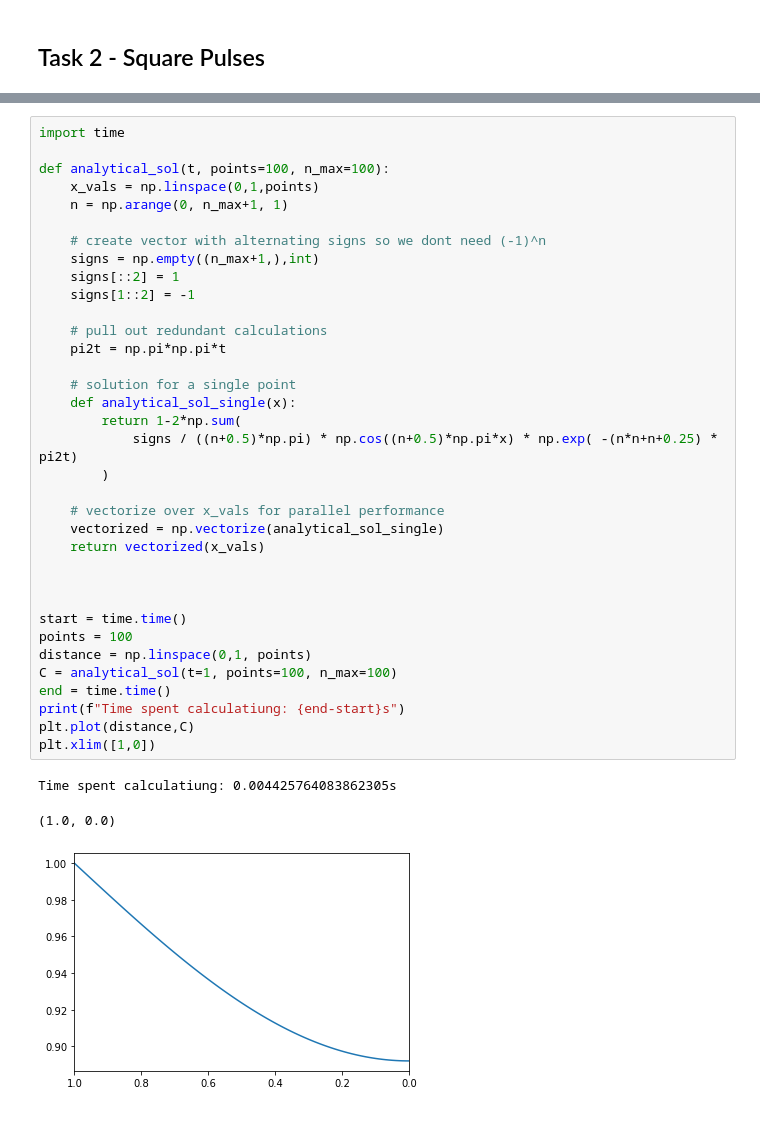
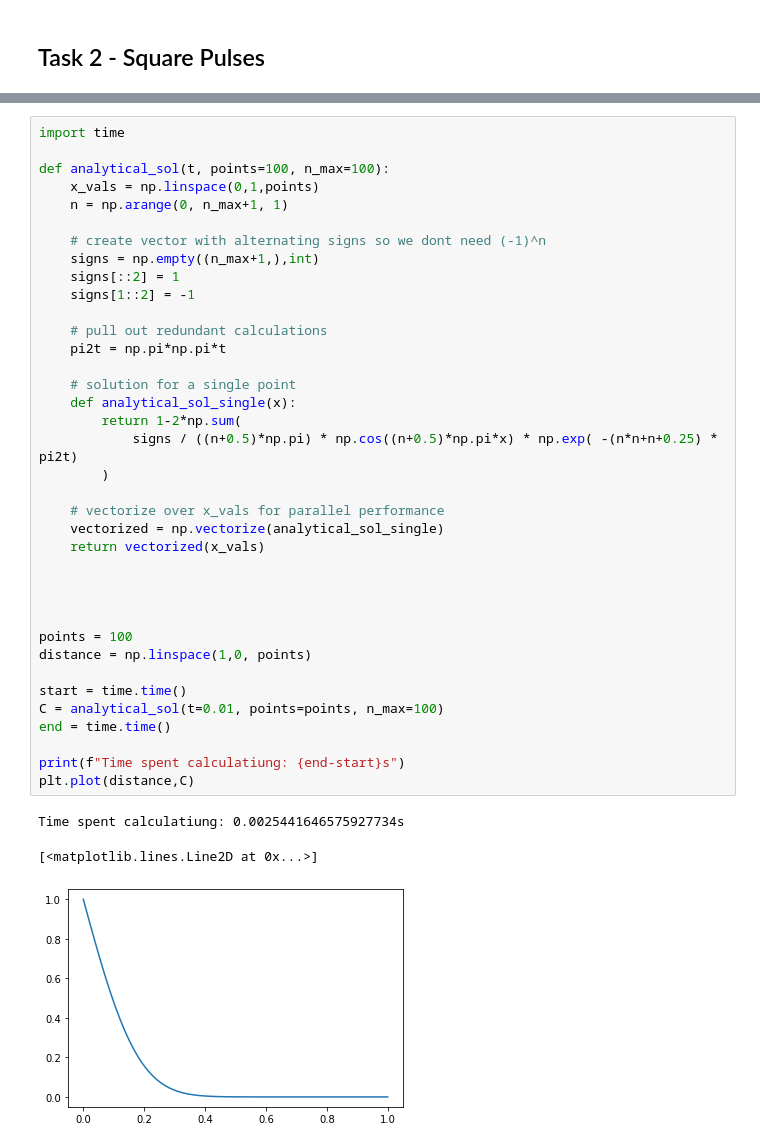
Before and after one commit to hitimr/NSSC2, a Jupyter notebook: Ex3/1.1_hiti.ipynb, the cells around one changed output, grey strips where cells are left out. Cells and saved outputs as stored; diff of their text form.

```diff
--- a/Ex3/1.1_hiti.ipynb
+++ b/Ex3/1.1_hiti.ipynb
@@ -149,40 +151,42 @@ import time
 
 def analytical_sol(t, points=100, n_max=100):
     x_vals = np.linspace(0,1,points)
     n = np.arange(0, n_max+1, 1)
 
     # create vector with alternating signs so we dont need (-1)^n
     signs = np.empty((n_max+1,),int)
     signs[::2] = 1
     signs[1::2] = -1
 
     # pull out redundant calculations
     pi2t = np.pi*np.pi*t
 
     # solution for a single point
     def analytical_sol_single(x):
         return 1-2*np.sum(
             signs / ((n+0.5)*np.pi) * np.cos((n+0.5)*np.pi*x) * np.exp( -(n*n+n+0.25) * pi2t)
         )
 
     # vectorize over x_vals for parallel performance
     vectorized = np.vectorize(analytical_sol_single)
     return vectorized(x_vals)
 
 
 
+
+points = 100
+distance = np.linspace(1,0, points)
+
 start = time.time()
-points = 100
-distance = np.linspace(0,1, points)
-C = analytical_sol(t=1, points=100, n_max=100)
+C = analytical_sol(t=0.01, points=points, n_max=100)
 end = time.time()
+
 print(f"Time spent calculatiung: {end-start}s")
 plt.plot(distance,C)
-plt.xlim([1,0])
 # %% [output]
-Time spent calculatiung: 0.004425764083862305s
+Time spent calculatiung: 0.0025441646575927734s
-(1.0, 0.0)
+[<matplotlib.lines.Line2D at 0x...>]
-[figure, old version]
+[figure, new version]
 # %%
 a = np.empty((10,),int)
 a[::2] = 1
```
Also changed, not shown: parts of 9 cells of this notebook, 1 other file.
